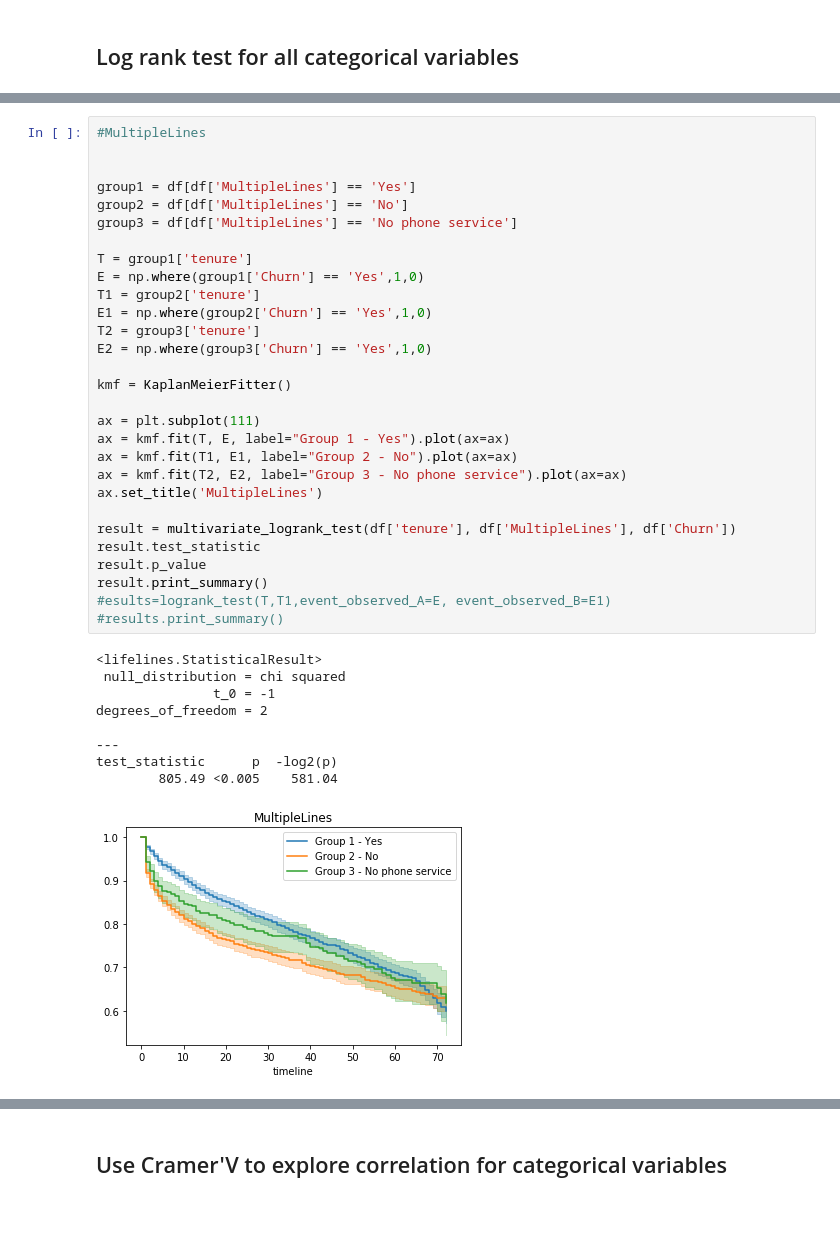
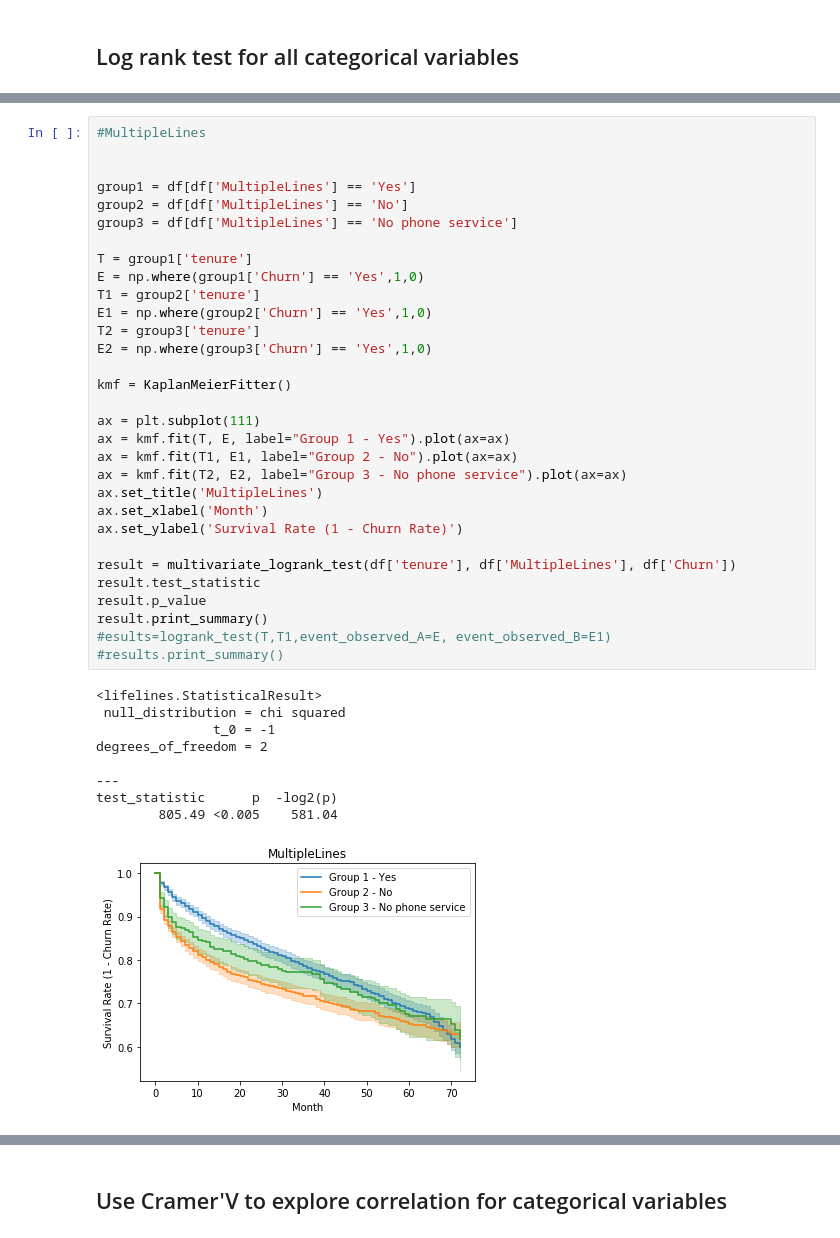
Before and after one commit to Steve-Yinjing-Song/survival_analysis, a Jupyter notebook: Capstone Project 1.ipynb, the cells around one changed output, grey strips where cells are left out. Drawn from its saved outputs; the diff is of its cells as text.

```diff
--- a/Capstone Project 1.ipynb
+++ b/Capstone Project 1.ipynb
@@ -646,34 +656,36 @@ group3 = df[df['MultipleLines'] == 'No phone service']
 T = group1['tenure']
 E = np.where(group1['Churn'] == 'Yes',1,0)
 T1 = group2['tenure']
 E1 = np.where(group2['Churn'] == 'Yes',1,0)
 T2 = group3['tenure']
 E2 = np.where(group3['Churn'] == 'Yes',1,0)
 
 kmf = KaplanMeierFitter()
 
 ax = plt.subplot(111)
 ax = kmf.fit(T, E, label="Group 1 - Yes").plot(ax=ax)
 ax = kmf.fit(T1, E1, label="Group 2 - No").plot(ax=ax)
 ax = kmf.fit(T2, E2, label="Group 3 - No phone service").plot(ax=ax)
 ax.set_title('MultipleLines')
+ax.set_xlabel('Month')
+ax.set_ylabel('Survival Rate (1 - Churn Rate)')
 
 result = multivariate_logrank_test(df['tenure'], df['MultipleLines'], df['Churn'])
 result.test_statistic
 result.p_value
 result.print_summary()
 #esults=logrank_test(T,T1,event_observed_A=E, event_observed_B=E1)
 #results.print_summary()
 # %% [output]
 <lifelines.StatisticalResult>
  null_distribution = chi squared
                t_0 = -1
 degrees_of_freedom = 2
 
 ---
 test_statistic      p  -log2(p)
         805.49 <0.005    581.04
-[figure, old version]
+[figure, new version]
 # %%
 #InternetService
 
```
Also changed, not shown: parts of 34 cells of this notebook.
